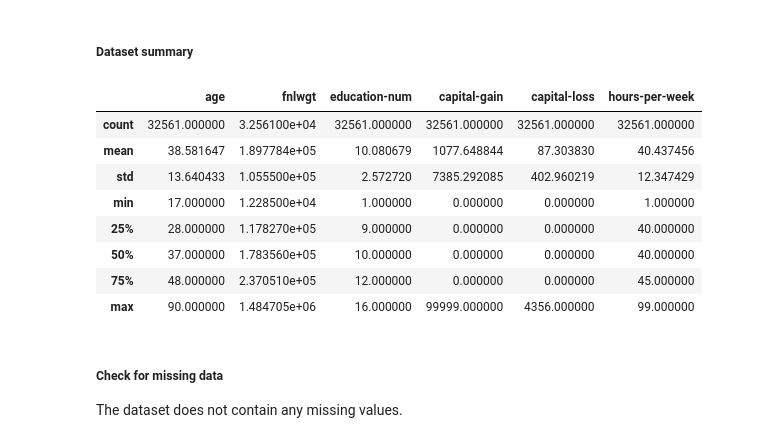
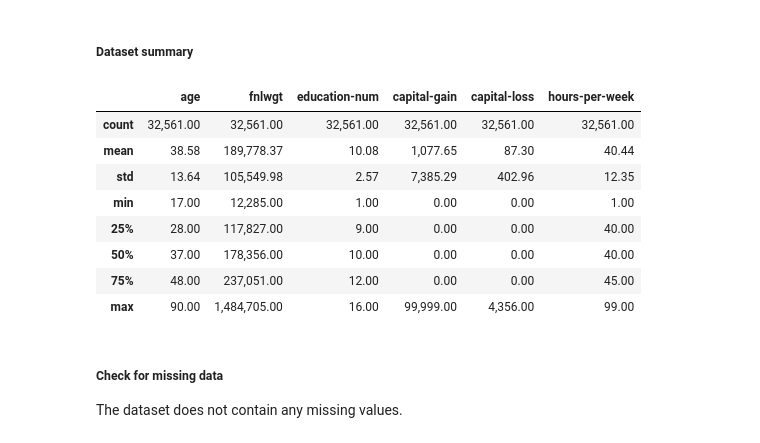
Before and after one commit to michaelslavev/4IZ566-python-semestral, a Jupyter notebook: Income_classification.ipynb, the cells around one changed output. Drawn from its saved outputs; the diff is of its cells as text; code cells hidden in the pictures.

```diff
--- a/Income_classification.ipynb
+++ b/Income_classification.ipynb
@@ -105,17 +105,17 @@ memory usage: 3.7+ MB
 # %% [markdown]
 ##### Dataset summary
 # %%
-df.describe()
+df.describe().applymap('{:,.2f}'.format)
 # %% [output]
 |  | age | fnlwgt | education-num | capital-gain | capital-loss | hours-per-week |
-| count | 32561.000000 | 3.256100e+04 | 32561.000000 | 32561.000000 | 32561.000000 | 32561.000000 |
-| mean | 38.581647 | 1.897784e+05 | 10.080679 | 1077.648844 | 87.303830 | 40.437456 |
-| std | 13.640433 | 1.055500e+05 | 2.572720 | 7385.292085 | 402.960219 | 12.347429 |
-| min | 17.000000 | 1.228500e+04 | 1.000000 | 0.000000 | 0.000000 | 1.000000 |
-| 25% | 28.000000 | 1.178270e+05 | 9.000000 | 0.000000 | 0.000000 | 40.000000 |
-| 50% | 37.000000 | 1.783560e+05 | 10.000000 | 0.000000 | 0.000000 | 40.000000 |
-| 75% | 48.000000 | 2.370510e+05 | 12.000000 | 0.000000 | 0.000000 | 45.000000 |
-| max | 90.000000 | 1.484705e+06 | 16.000000 | 99999.000000 | 4356.000000 | 99.000000 |
+| count | 32,561.00 | 32,561.00 | 32,561.00 | 32,561.00 | 32,561.00 | 32,561.00 |
+| mean | 38.58 | 189,778.37 | 10.08 | 1,077.65 | 87.30 | 40.44 |
+| std | 13.64 | 105,549.98 | 2.57 | 7,385.29 | 402.96 | 12.35 |
+| min | 17.00 | 12,285.00 | 1.00 | 0.00 | 0.00 | 1.00 |
+| 25% | 28.00 | 117,827.00 | 9.00 | 0.00 | 0.00 | 40.00 |
+| 50% | 37.00 | 178,356.00 | 10.00 | 0.00 | 0.00 | 40.00 |
+| 75% | 48.00 | 237,051.00 | 12.00 | 0.00 | 0.00 | 45.00 |
+| max | 90.00 | 1,484,705.00 | 16.00 | 99,999.00 | 4,356.00 | 99.00 |
 # %% [markdown]
 ##### Check for missing data
 The dataset does not contain any missing values.
```
Also changed, not shown: parts of 5 cells of this notebook.
